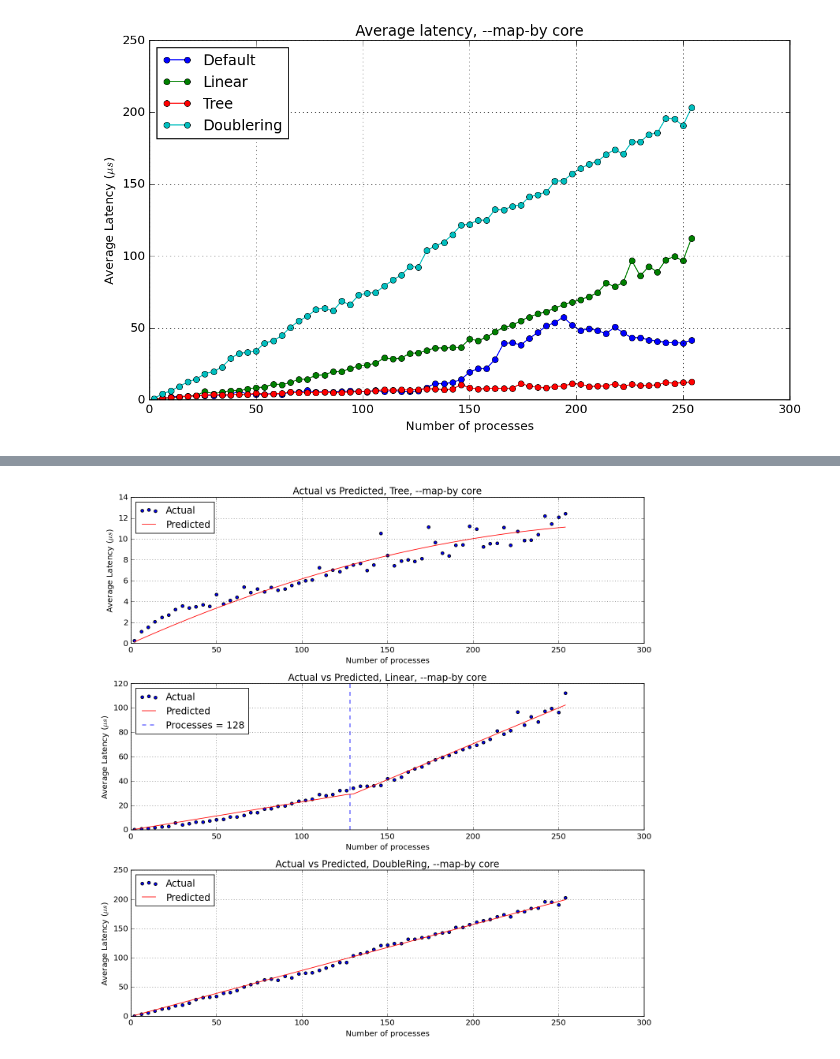
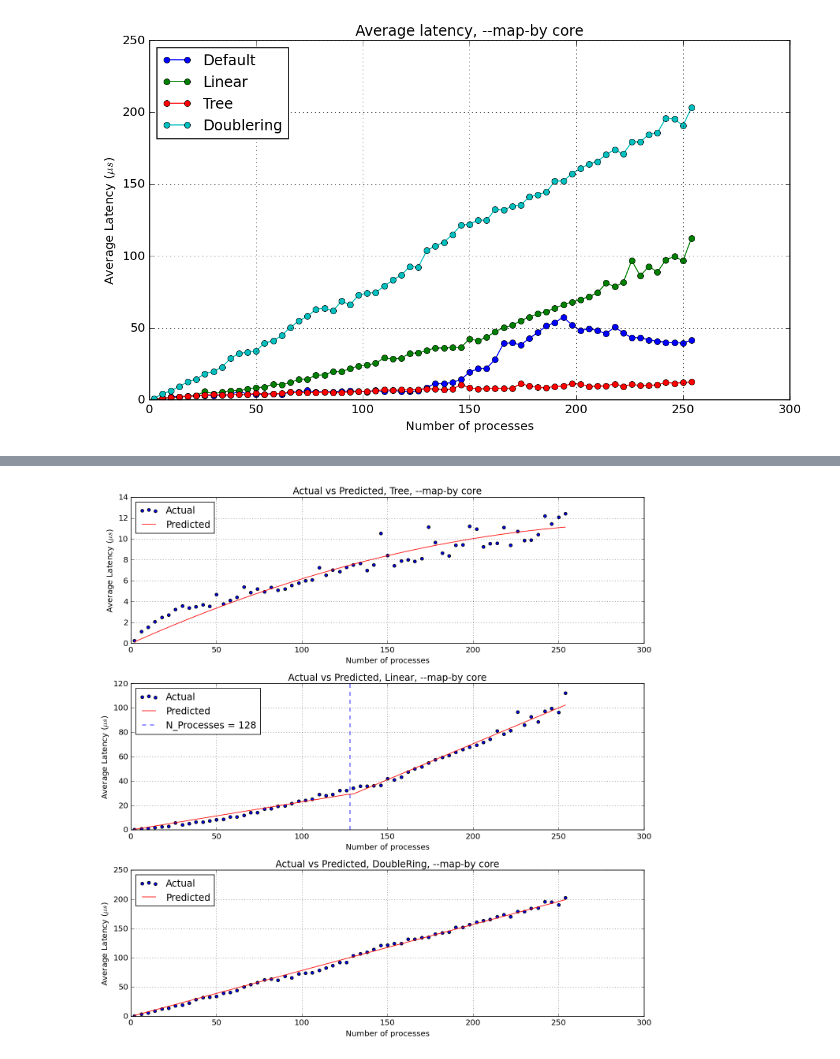
Before and after one commit to PieroZ01/High_Performance_Computing_Assignment, a Jupyter notebook: exercise1/Solution/barrier/barrier_data_analysis.ipynb, the cells around one changed output, grey strips where cells are left out. Saved outputs shown, nothing was run; the diff lists cells and outputs as text; code cells hidden in the pictures.

```diff
--- a/exercise1/Solution/barrier/barrier_data_analysis.ipynb
+++ b/exercise1/Solution/barrier/barrier_data_analysis.ipynb
@@ -219,32 +219,32 @@ def plot_model(plot, model, algorithm, map, i, quadratic=False, double_linear=Fa
     elif double_linear==True:
         # The model is splitted into two terms, one for processes <= 128 and one for processes > 128, so will be a piecewise linear model,
         # with a different slope for the two ranges of processes, so we have to plot two lines
         ax.plot(x, model.predict(pd.DataFrame({"Processes": x, "I(x > 128)": (x > 128).astype(int), "Interaction": x * (x > 128).astype(int)})), label="Predicted", color="r")
         # Add a vertical line to separate the two ranges of processes
-        ax.axvline(x=128, color="b", linestyle="--", label="Processes = 128")
+        ax.axvline(x=128, color="b", linestyle="--", label="N_Processes = 128")
     else:
         ax.plot(x, model.predict(pd.DataFrame({"Processes": x})), label="Predicted", color="r")
 
     ax.set_xlabel("Number of processes")
     ax.set_ylabel("Average Latency ($\mu s$)")
     ax.set_title(f"Actual vs Predicted, {algorithm}, --map-by {map}")
     ax.set_xlim(0, 300)
     ax.set_ylim(0,)
     ax.legend()
     ax.legend(loc="upper left")
     plt.grid(True)
 
 # Create a single figure to plot the results
 plt.style.use("classic")
 plot = plt.figure(figsize=(12, 12), dpi=120, facecolor='w', edgecolor='k')
 
 # Plot the results
 plot_model(plot, model_tree, "Tree", "core", 0, quadratic=True, double_linear=False)
 plot_model(plot, model_linear, "Linear", "core", 1, quadratic=False, double_linear=True)
 plot_model(plot, model_doublering, "DoubleRing", "core", 2, quadratic=False, double_linear=False)
 
 # Fix the layout and show the plot
 plt.tight_layout()
 plt.show()
 # %% [output]
-[figure, old version]
+[figure, new version]
```
Also changed, not shown: parts of 3 cells of this notebook, 4 other files.
